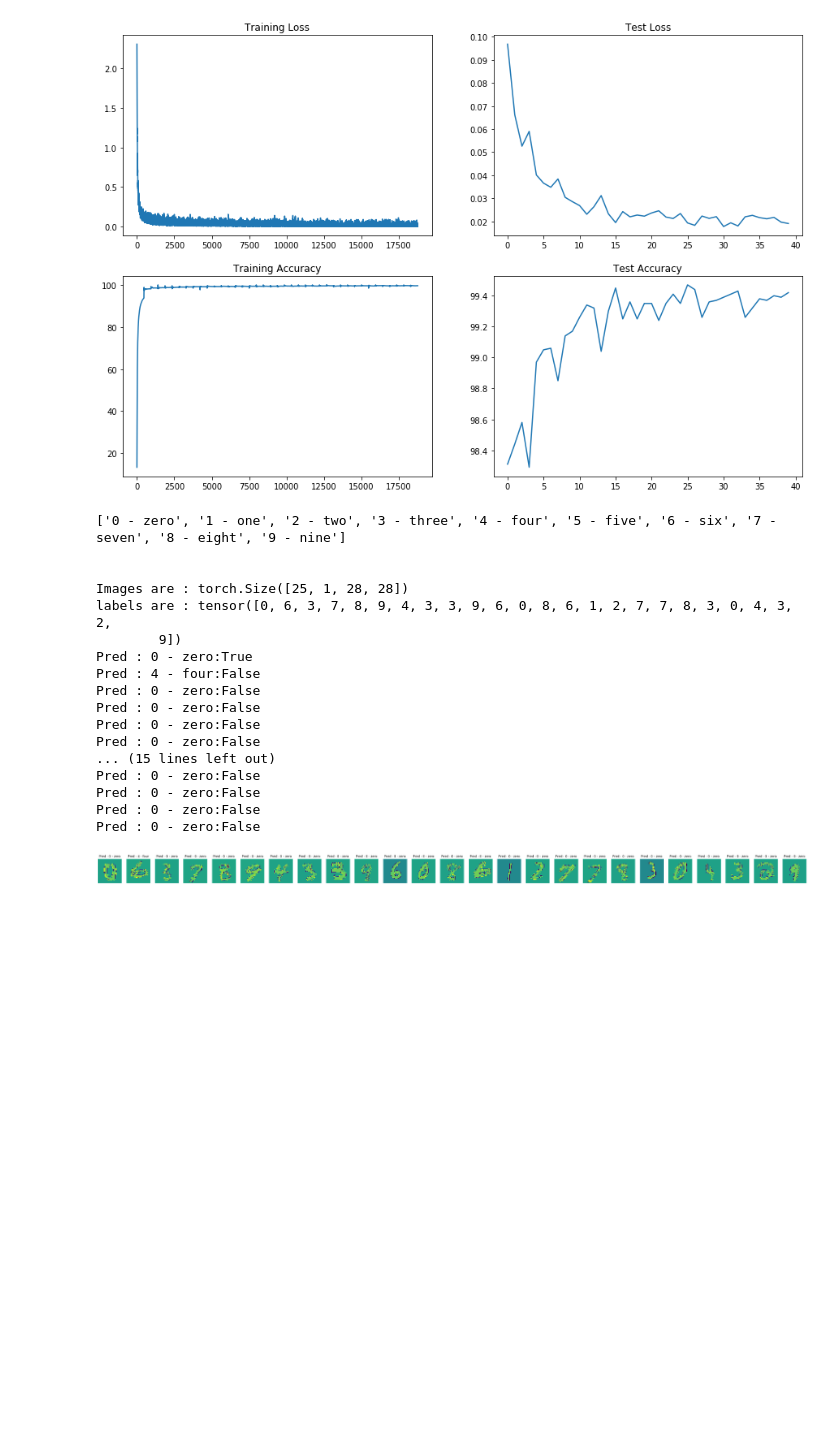
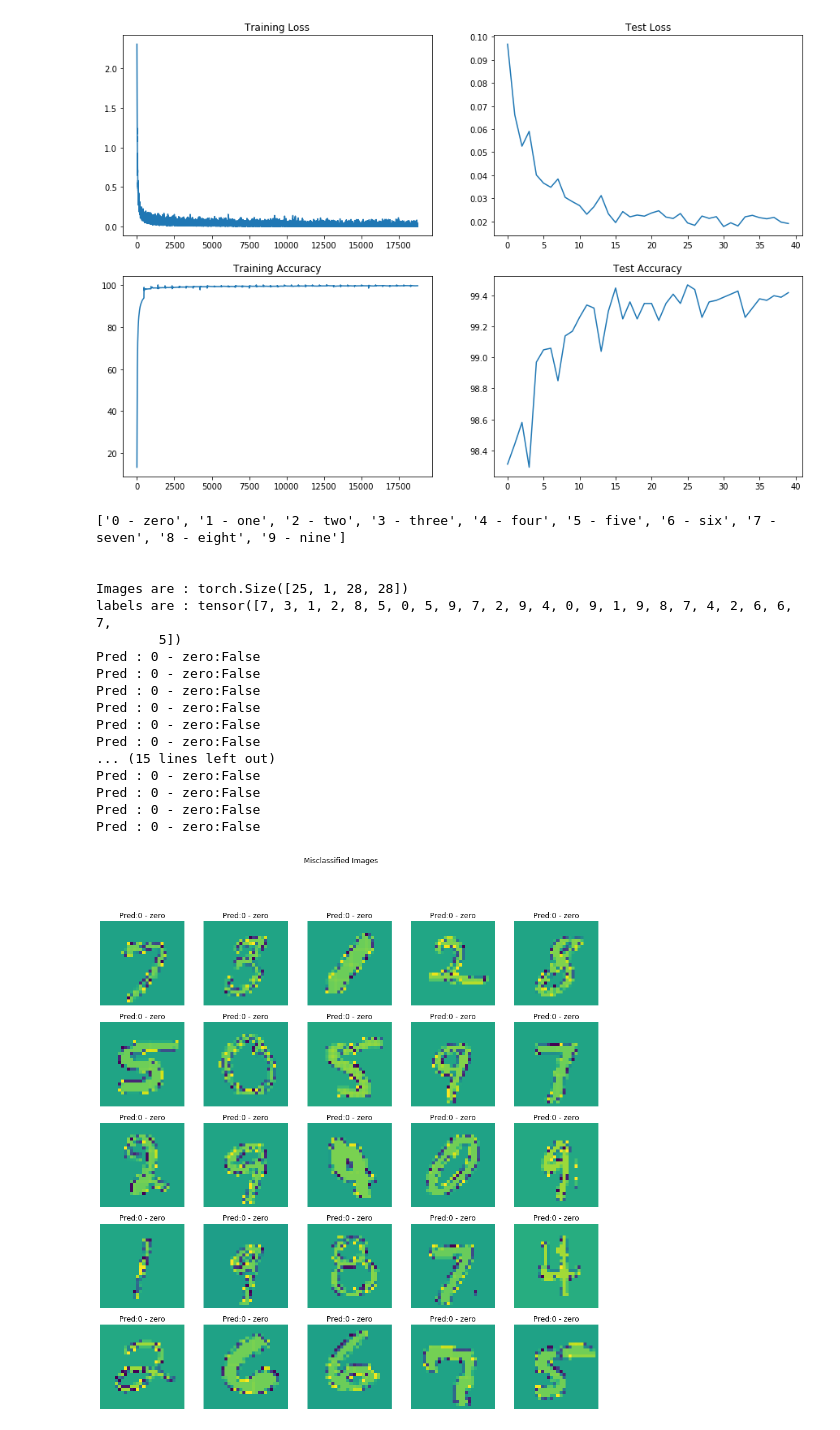
Before and after one commit to sumankanukollu/EVA_4_Assignments, a Jupyter notebook: EVA4S6_suman_code5_LRScheduler_noL1L2.ipynb, the cells around one changed output. Cells and saved outputs as stored; diff of their text form; code cells hidden in the pictures; blank space fills up the shorter version.

```diff
--- a/EVA4S6_suman_code5_LRScheduler_noL1L2.ipynb
+++ b/EVA4S6_suman_code5_LRScheduler_noL1L2.ipynb
@@ -326,48 +326,57 @@ def get_random_images(num):
     np.random.shuffle(indices)
     idx = indices[:num]
     from torch.utils.data.sampler import SubsetRandomSampler
     sampler = SubsetRandomSampler(idx)
     loader = torch.utils.data.DataLoader(data,
                    sampler=sampler, batch_size=num)
     dataiter = iter(loader)
     images, labels = dataiter.next()
     return images, labels
 
+def row(r):
+	for i in range(0,r):
+		yield i
+
+def col(c):
+	for i in range(c):
+		yield i
+
+def plotImage(image):
+	to_pil = transforms.ToPILImage()
+
+
 to_pil = transforms.ToPILImage()
 images, labels = get_random_images(25)
 print('\n\nImages are : {}\nlabels are : {}'.format(images.shape,labels))
-fig=plt.figure(figsize=(50,50))
-#fig = plt.subplots(5,5)
-for ii in range(len(images)):
-    #set_trace()
-    image = to_pil(images[ii])
 
+fig,ax = plt.subplots(5,5,figsize=(15,15))
+fig.suptitle('Misclassified Images')
+imageNo = 0
+for i in row(5):
+  for j in col(5):
+    image = to_pil(images[imageNo])
     index = predict_image(image)
-    sub = fig.add_subplot(1, len(images), ii+1)
-    res = int(labels[ii]) == index
-    #set_trace()
+    ax[i][j].imshow(image)
+    ax[i][j].axis('off')
     print('Pred : {}:{}'.format(str(classes[index]),str(res)))
-    #sub.set_title('Pred : {}:{}'.format(str(classes[index]),str(res)))
-    sub.set_title('Pred : {}'.format(str(classes[index])))
-    plt.axis('off')
-    plt.imshow(image)
-plt.show()
+    ax[i][j].set_title('Pred:{}'.format(str(classes[index])))
+    imageNo = imageNo+1
 # %% [output]
 ['0 - zero', '1 - one', '2 - two', '3 - three', '4 - four', '5 - five', '6 - six', '7 - seven', '8 - eight', '9 - nine']
 
 
 Images are : torch.Size([25, 1, 28, 28])
-labels are : tensor([0, 6, 3, 7, 8, 9, 4, 3, 3, 9, 6, 0, 8, 6, 1, 2, 7, 7, 8, 3, 0, 4, 3, 2,
-        9])
-Pred : 0 - zero:True
-Pred : 4 - four:False
+labels are : tensor([7, 3, 1, 2, 8, 5, 0, 5, 9, 7, 2, 9, 4, 0, 9, 1, 9, 8, 7, 4, 2, 6, 6, 7,
+        5])
+Pred : 0 - zero:False
+Pred : 0 - zero:False
 Pred : 0 - zero:False
 Pred : 0 - zero:False
 Pred : 0 - zero:False
 Pred : 0 - zero:False
 ... (15 lines left out)
 Pred : 0 - zero:False
 Pred : 0 - zero:False
 Pred : 0 - zero:False
 Pred : 0 - zero:False
-[figure, old version]
+[figure, new version]
```
Also changed, not shown: parts of 1 cell of this notebook.
